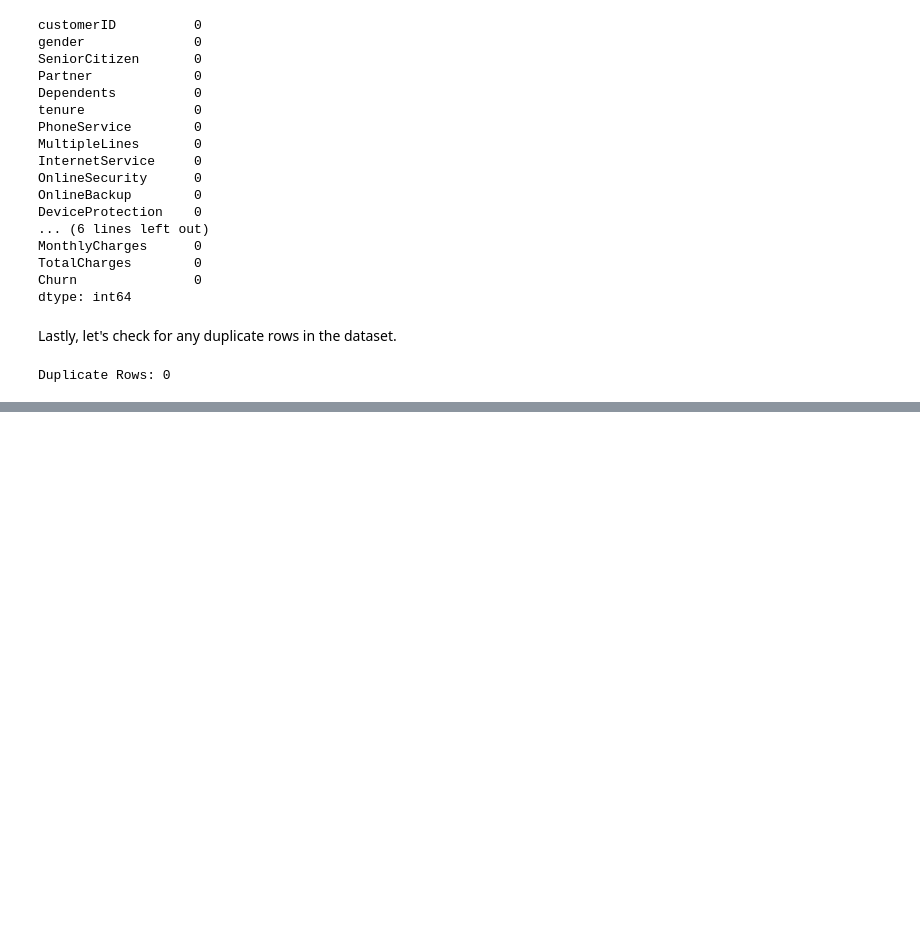
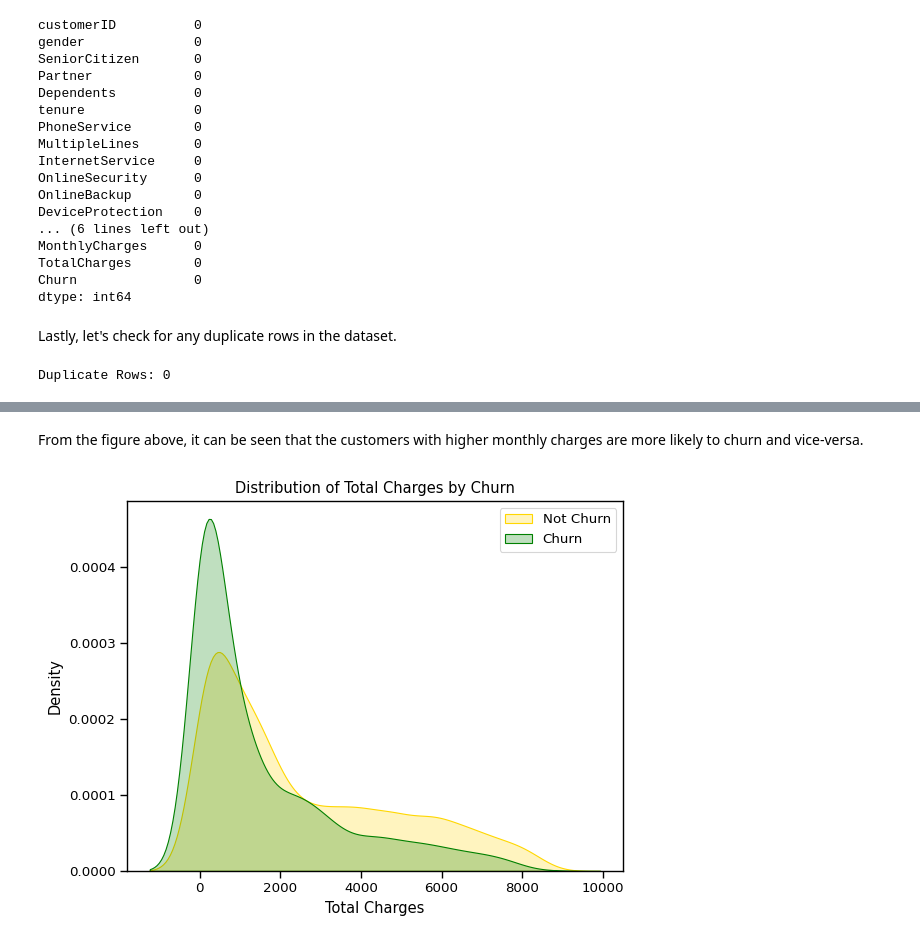
Before and after one commit to Shrestha-Dipesh/ML-Final-Project, a Jupyter notebook: ML_Final_Project.ipynb, the cells around one changed output, grey strips where cells are left out. Drawn from its saved outputs; the diff is of its cells as text; code cells hidden in the pictures; blank space fills up the shorter version.

```diff
--- a/ML_Final_Project.ipynb
+++ b/ML_Final_Project.ipynb
@@ -124,0 +614,16 @@ data.head()
+# %% [markdown]
+From the figure above, it can be seen that the customers with higher monthly charges are more likely to churn and vice-versa.
+# %%
+# Create kernel density plot (KDE) for Total Charges based on churn status using Seaborn
+ax = sns.kdeplot(data.TotalCharges[(data["Churn"] == 0)], color="Gold", shade=True)
+ax = sns.kdeplot(data.TotalCharges[(data["Churn"] == 1)], ax=ax, color="Green", shade=True)
+
+# Add legend and labels to the plot
+ax.legend(["Not Churn", "Churn"], loc='upper right')
+ax.set_ylabel('Density')
+ax.set_xlabel('Total Charges')
+ax.set_title('Distribution of Total Charges by Churn')
+
+plt.show()
+# %% [output]
+[figure, added]
```
Also changed, not shown: parts of 40 cells of this notebook, 1 other file.
